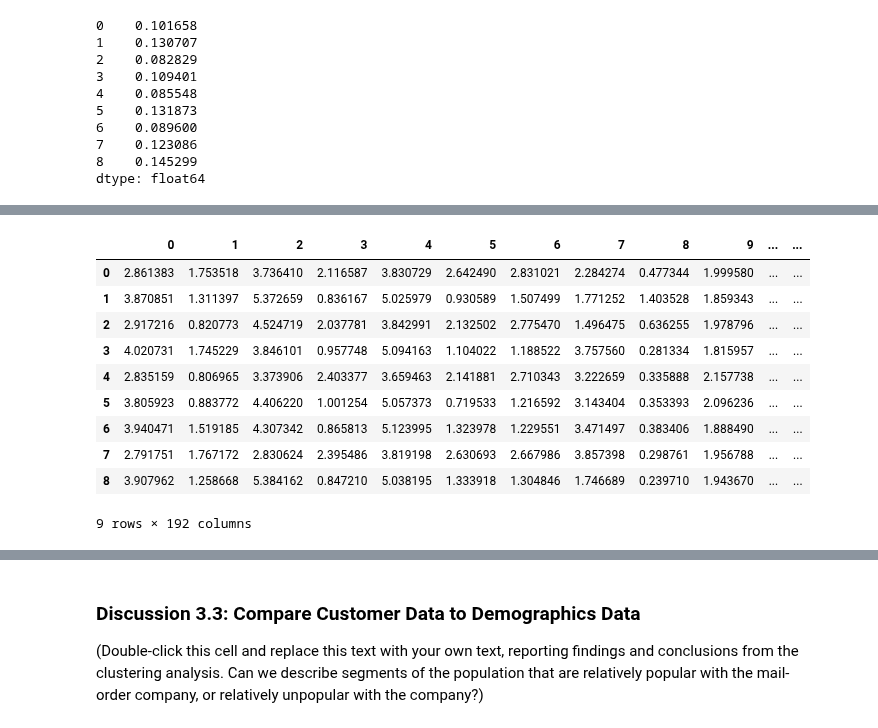
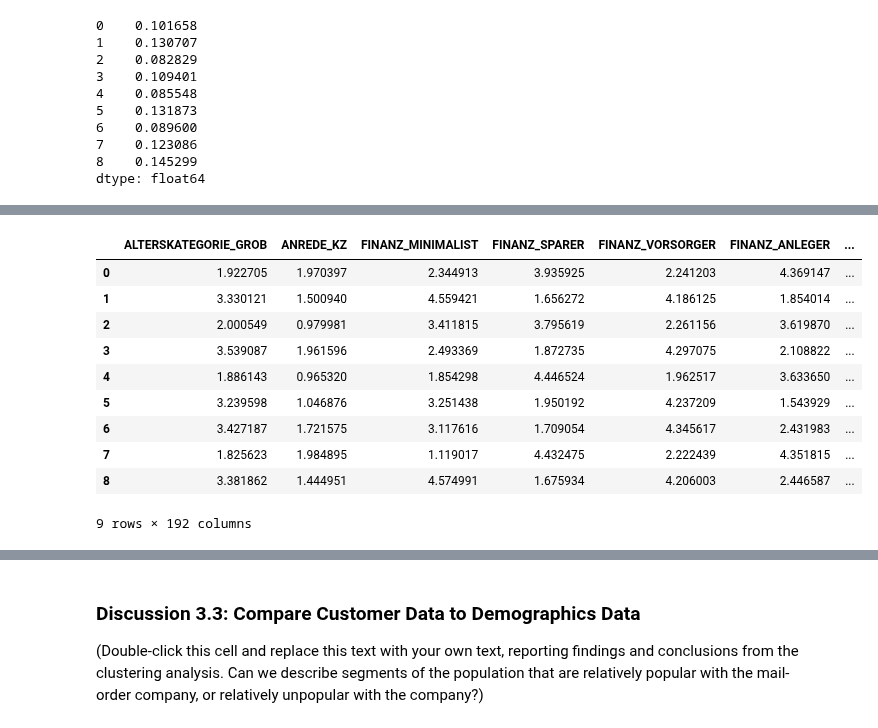
Before and after one commit to jgu1989/UdacityDataScientistNanodegree, a Jupyter notebook: project3_customer_segments/Identify_Customer_Segments.ipynb, the cells around one changed output, grey strips where cells are left out. Drawn from its saved outputs; the diff is of its cells as text; code cells hidden in the pictures.

```diff
--- a/project3_customer_segments/Identify_Customer_Segments.ipynb
+++ b/project3_customer_segments/Identify_Customer_Segments.ipynb
@@ -135,13 +135,13 @@ n = len(feat_info)
 missing = []
 for i in range(n):
     l = []
-    str = feat_info.missing_or_unknown.iloc[i]
-    if str != '[]':
-        str = str.replace('[', ',').replace(']',',').split(',')
+    string = feat_info.missing_or_unknown.iloc[i]
+    if string != '[]':
+        string = string.replace('[', ',').replace(']',',').split(',')
         try:
-            l = [int(str[i]) for i in range(1,len(str)-1)]
+            l = [int(string[i]) for i in range(1,len(string)-1)]
         except:
-            l = str[1:len(str)-1]
+            l = string[1:len(string)-1]
     missing.append(l)
 print(missing)
 # %% [output]
@@ -999,8 +1007,7 @@ customers_imputed.shape
 (141640, 192)
 # %%
 # Apply feature scaling to the customer data.
-scaler = StandardScaler()
-customers_scaled = scaler.fit_transform(customers_imputed)
+customers_scaled = scaler.transform(customers_imputed)
 customers_scaled_df = pd.DataFrame(customers_scaled, index=customers_clean.index, columns=customers_clean.columns)
 customers_scaled_df.head()
 # %% [output]
@@ -1106,18 +1113,18 @@ dtype: float64
 # %%
 # Find cluster centroids
-centroids = pd.DataFrame(scaler.inverse_transform(pca_100.inverse_transform(model.cluster_centers_)))
+centroids = pd.DataFrame(scaler.inverse_transform(pca_100.inverse_transform(model.cluster_centers_)), columns = azdias_cat.columns)
 centroids
 # %% [output]
-|  | 0 | 1 | 2 | 3 | 4 | 5 | 6 | 7 | 8 | 9 | ... | ... |
-| 0 | 2.861383 | 1.753518 | 3.736410 | 2.116587 | 3.830729 | 2.642490 | 2.831021 | 2.284274 | 0.477344 | 1.999580 | ... | ... |
-| 1 | 3.870851 | 1.311397 | 5.372659 | 0.836167 | 5.025979 | 0.930589 | 1.507499 | 1.771252 | 1.403528 | 1.859343 | ... | ... |
-| 2 | 2.917216 | 0.820773 | 4.524719 | 2.037781 | 3.842991 | 2.132502 | 2.775470 | 1.496475 | 0.636255 | 1.978796 | ... | ... |
-| 3 | 4.020731 | 1.745229 | 3.846101 | 0.957748 | 5.094163 | 1.104022 | 1.188522 | 3.757560 | 0.281334 | 1.815957 | ... | ... |
-| 4 | 2.835159 | 0.806965 | 3.373906 | 2.403377 | 3.659463 | 2.141881 | 2.710343 | 3.222659 | 0.335888 | 2.157738 | ... | ... |
-| 5 | 3.805923 | 0.883772 | 4.406220 | 1.001254 | 5.057373 | 0.719533 | 1.216592 | 3.143404 | 0.353393 | 2.096236 | ... | ... |
-| 6 | 3.940471 | 1.519185 | 4.307342 | 0.865813 | 5.123995 | 1.323978 | 1.229551 | 3.471497 | 0.383406 | 1.888490 | ... | ... |
-| 7 | 2.791751 | 1.767172 | 2.830624 | 2.395486 | 3.819198 | 2.630693 | 2.667986 | 3.857398 | 0.298761 | 1.956788 | ... | ... |
-| 8 | 3.907962 | 1.258668 | 5.384162 | 0.847210 | 5.038195 | 1.333918 | 1.304846 | 1.746689 | 0.239710 | 1.943670 | ... | ... |
+|  | ALTERSKATEGORIE_GROB | ANREDE_KZ | FINANZ_MINIMALIST | FINANZ_SPARER | FINANZ_VORSORGER | FINANZ_ANLEGER | ... |
+| 0 | 1.922705 | 1.970397 | 2.344913 | 3.935925 | 2.241203 | 4.369147 | ... |
+| 1 | 3.330121 | 1.500940 | 4.559421 | 1.656272 | 4.186125 | 1.854014 | ... |
+| 2 | 2.000549 | 0.979981 | 3.411815 | 3.795619 | 2.261156 | 3.619870 | ... |
+| 3 | 3.539087 | 1.961596 | 2.493369 | 1.872735 | 4.297075 | 2.108822 | ... |
+| 4 | 1.886143 | 0.965320 | 1.854298 | 4.446524 | 1.962517 | 3.633650 | ... |
+| 5 | 3.239598 | 1.046876 | 3.251438 | 1.950192 | 4.237209 | 1.543929 | ... |
+| 6 | 3.427187 | 1.721575 | 3.117616 | 1.709054 | 4.345617 | 2.431983 | ... |
+| 7 | 1.825623 | 1.984895 | 1.119017 | 4.432475 | 2.222439 | 4.351815 | ... |
+| 8 | 3.381862 | 1.444951 | 4.574991 | 1.675934 | 4.206003 | 2.446587 | ... |
 9 rows × 192 columns
 # %%
 # What kinds of people are part of a cluster that is overrepresented in the
```
Also changed, not shown: parts of 17 cells of this notebook.
